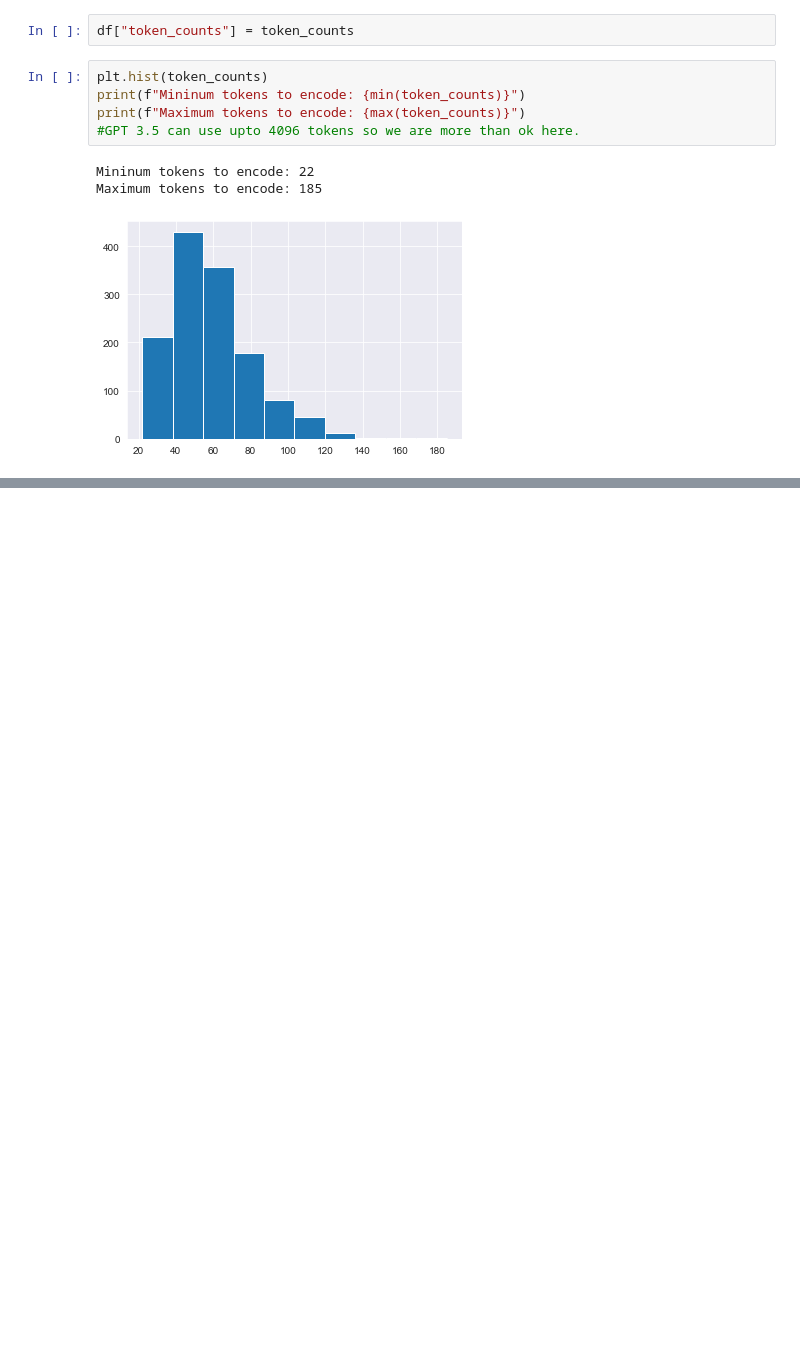
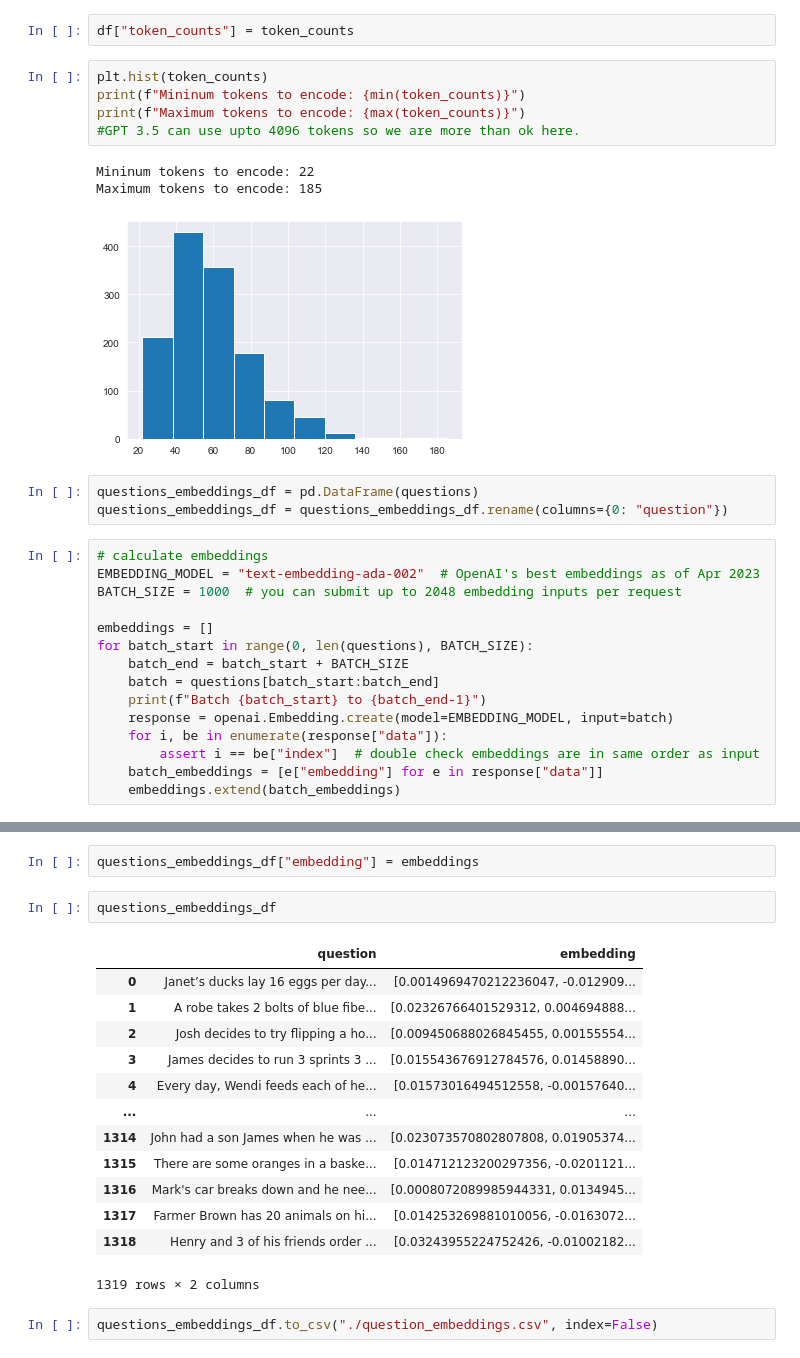
Before and after one commit to Etrama/cluster-prompt, a Jupyter notebook: notebooks/kaushik/creating_question_embeddings.ipynb, the cells around one changed output, grey strips where cells are left out. Drawn from its saved outputs; the diff is of its cells as text; blank space fills up the shorter version.

```diff
--- a/notebooks/kaushik/creating_question_embeddings.ipynb
+++ b/notebooks/kaushik/creating_question_embeddings.ipynb
@@ -30,3 +30,21 @@ print(f"Maximum tokens to encode: {max(token_counts)}")
 Mininum tokens to encode: 22
 Maximum tokens to encode: 185
 [figure]
+# %%
+questions_embeddings_df = pd.DataFrame(questions)
+questions_embeddings_df = questions_embeddings_df.rename(columns={0: "question"})
+# %%
+# calculate embeddings
+EMBEDDING_MODEL = "text-embedding-ada-002"  # OpenAI's best embeddings as of Apr 2023
+BATCH_SIZE = 1000  # you can submit up to 2048 embedding inputs per request
+
+embeddings = []
+for batch_start in range(0, len(questions), BATCH_SIZE):
+    batch_end = batch_start + BATCH_SIZE
+    batch = questions[batch_start:batch_end]
+    print(f"Batch {batch_start} to {batch_end-1}")
+    response = openai.Embedding.create(model=EMBEDDING_MODEL, input=batch)
+    for i, be in enumerate(response["data"]):
+        assert i == be["index"]  # double check embeddings are in same order as input
+    batch_embeddings = [e["embedding"] for e in response["data"]]
+    embeddings.extend(batch_embeddings)
@@ -32,0 +70,20 @@ Maximum tokens to encode: 185
+# %%
+questions_embeddings_df["embedding"] = embeddings
+# %%
+questions_embeddings_df
+# %% [output]
+|  | question | embedding |
+| 0 | Janet’s ducks lay 16 eggs per day... | [0.0014969470212236047, -0.012909... |
+| 1 | A robe takes 2 bolts of blue fibe... | [0.02326766401529312, 0.004694888... |
+| 2 | Josh decides to try flipping a ho... | [0.009450688026845455, 0.00155554... |
+| 3 | James decides to run 3 sprints 3 ... | [0.015543676912784576, 0.01458890... |
+| 4 | Every day, Wendi feeds each of he... | [0.01573016494512558, -0.00157640... |
+| ... | ... | ... |
+| 1314 | John had a son James when he was ... | [0.023073570802807808, 0.01905374... |
+| 1315 | There are some oranges in a baske... | [0.014712123200297356, -0.0201121... |
+| 1316 | Mark's car breaks down and he nee... | [0.0008072089985944331, 0.0134945... |
+| 1317 | Farmer Brown has 20 animals on hi... | [0.014253269881010056, -0.0163072... |
+| 1318 | Henry and 3 of his friends order ... | [0.03243955224752426, -0.01002182... |
+1319 rows × 2 columns
+# %%
+questions_embeddings_df.to_csv("./question_embeddings.csv", index=False)
```
Also changed, not shown: parts of 4 cells of this notebook, 5 other files.
